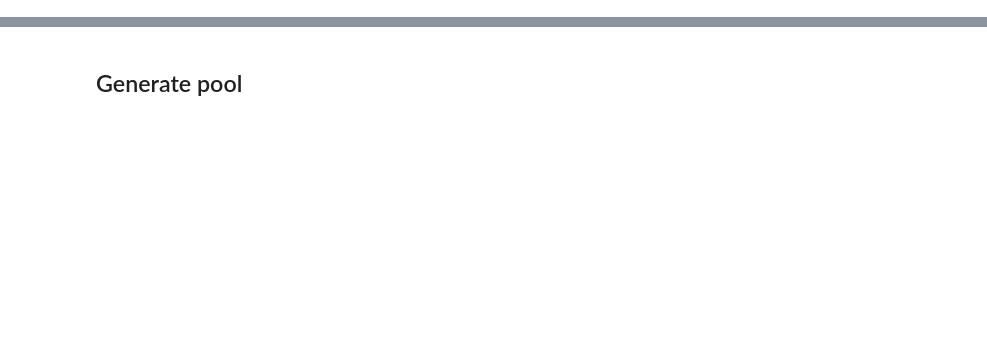
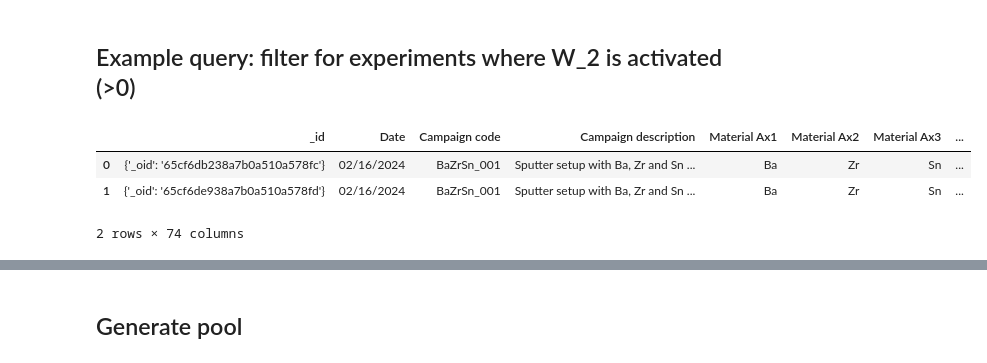
Before and after one commit to emiresenov/Masters-Thesis, a Jupyter notebook: active_learning/BERTHA-AL.ipynb, the cells around one changed output, grey strips where cells are left out. Drawn from its saved outputs; the diff is of its cells as text; code cells hidden in the pictures; blank space fills up the shorter version.

```diff
--- a/active_learning/BERTHA-AL.ipynb
+++ b/active_learning/BERTHA-AL.ipynb
@@ -127,0 +138,9 @@ array([[22, 71, 36]])
+# %% [markdown]
+## Example query: filter for experiments where W_2 is activated (>0)
+# %%
+pd.DataFrame(list(collection.find({'Power_Ax2_setpoint_[W]': {"$gt": 0}})))
+# %% [output]
+|  | _id | Date | Campaign code | Campaign description | Material Ax1 | Material Ax2 | Material Ax3 | ... |
+| 0 | {'_oid': '65cf6db238a7b0a510a578fc'} | 02/16/2024 | BaZrSn_001 | Sputter setup with Ba, Zr and Sn ... | Ba | Zr | Sn | ... |
+| 1 | {'_oid': '65cf6de938a7b0a510a578fd'} | 02/16/2024 | BaZrSn_001 | Sputter setup with Ba, Zr and Sn ... | Ba | Zr | Sn | ... |
+2 rows × 74 columns
```
Also changed, not shown: parts of 15 cells of this notebook, 2 other files.
